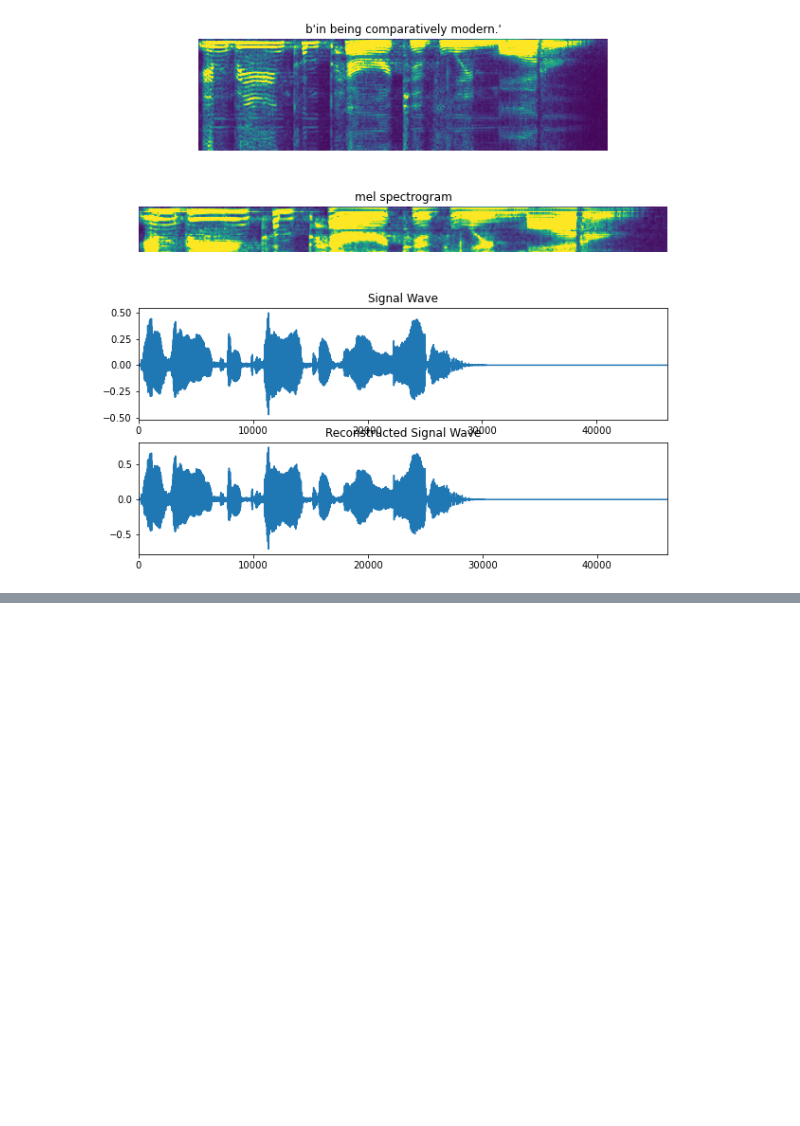
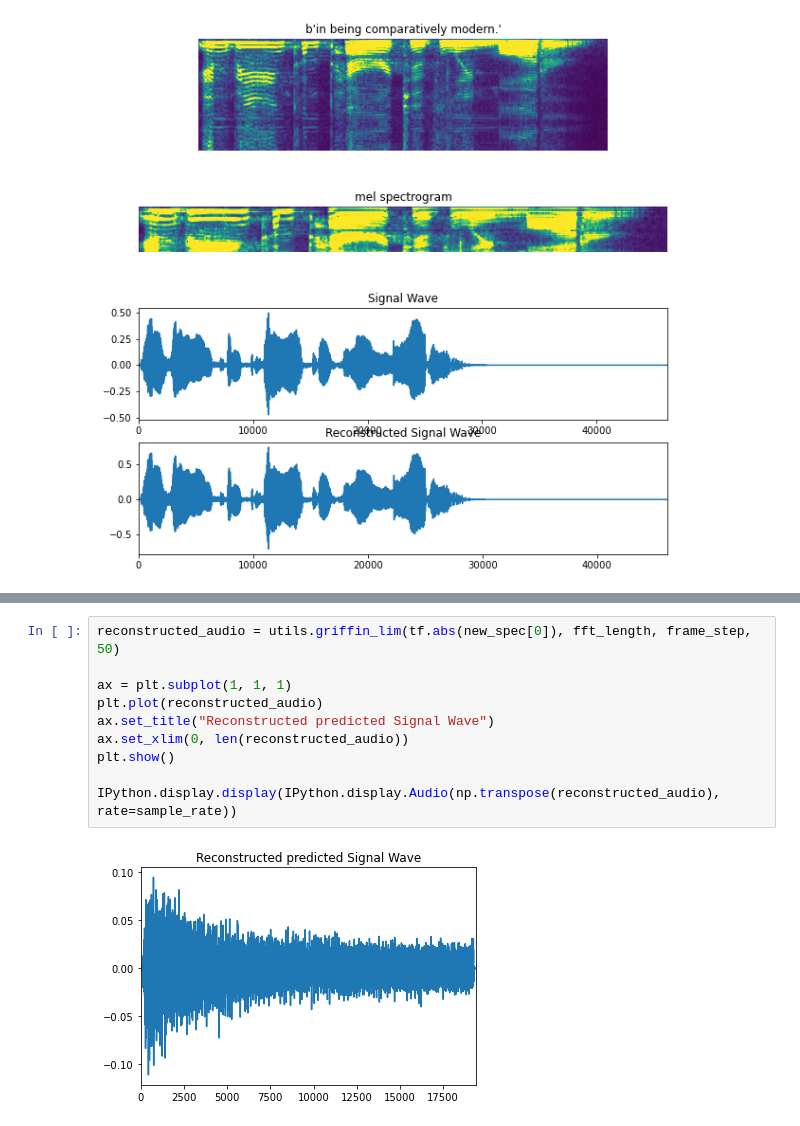
Before and after one commit to alexeyrodriguez/text-to-speech, a Jupyter notebook: dataset_explore.ipynb, the cells around one changed output, grey strips where cells are left out. Saved outputs shown, nothing was run; the diff lists cells and outputs as text; blank space fills up the shorter version.

```diff
--- a/dataset_explore.ipynb
+++ b/dataset_explore.ipynb
@@ -116,0 +117,12 @@ plt.show()
+# %%
+reconstructed_audio = utils.griffin_lim(tf.abs(new_spec[0]), fft_length, frame_step, 50)
+
+ax = plt.subplot(1, 1, 1)
+plt.plot(reconstructed_audio)
+ax.set_title("Reconstructed predicted Signal Wave")
+ax.set_xlim(0, len(reconstructed_audio))
+plt.show()
+
+IPython.display.display(IPython.display.Audio(np.transpose(reconstructed_audio), rate=sample_rate))
+# %% [output]
+[figure, added]
```
Also changed, not shown: parts of 6 cells of this notebook, 3 other files.
